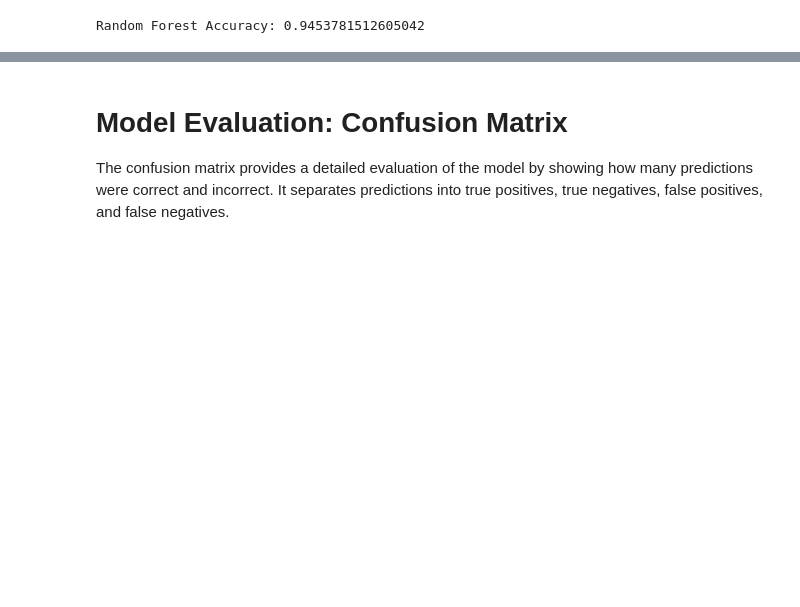
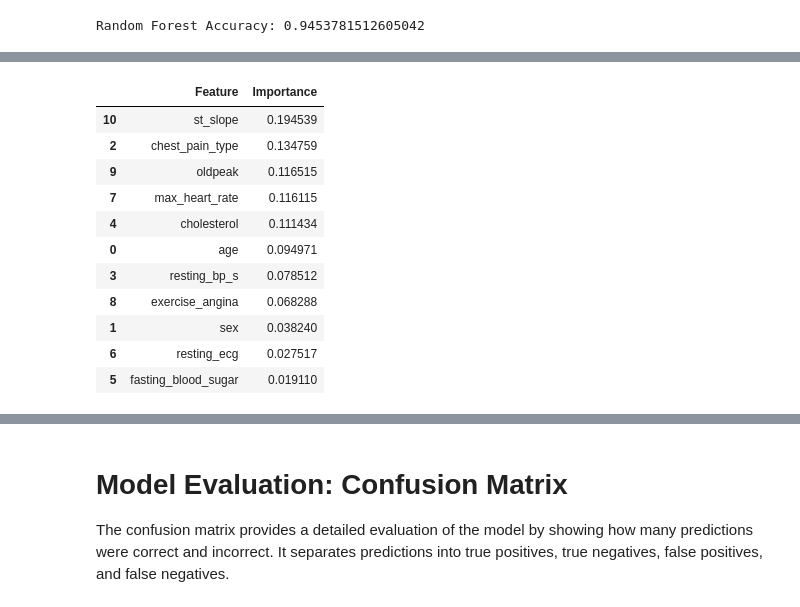
Before and after one commit to kalumu-hash/Heart-Disease-Prediction, a Jupyter notebook: heart-disease-prediction.ipynb, the cells around one changed output, grey strips where cells are left out. Cells and saved outputs as stored; diff of their text form; code cells hidden in the pictures; blank space fills up the shorter version.

```diff
--- a/heart-disease-prediction.ipynb
+++ b/heart-disease-prediction.ipynb
@@ -285,0 +290,31 @@ results.sort_values(by="Accuracy", ascending=False)
+# %%
+import pandas as pd
+import matplotlib.pyplot as plt
+
+# Get feature importance from the trained Random Forest model
+importance = rf_model.feature_importances_
+
+# Create dataframe
+feature_importance = pd.DataFrame({
+    'Feature': X.columns,
+    'Importance': importance
+})
+
+# Sort features by importance
+feature_importance = feature_importance.sort_values(by='Importance', ascending=False)
+
+# Display table
+feature_importance
+# %% [output]
+|  | Feature | Importance |
+| 10 | st_slope | 0.194539 |
+| 2 | chest_pain_type | 0.134759 |
+| 9 | oldpeak | 0.116515 |
+| 7 | max_heart_rate | 0.116115 |
+| 4 | cholesterol | 0.111434 |
+| 0 | age | 0.094971 |
+| 3 | resting_bp_s | 0.078512 |
+| 8 | exercise_angina | 0.068288 |
+| 1 | sex | 0.038240 |
+| 6 | resting_ecg | 0.027517 |
+| 5 | fasting_blood_sugar | 0.019110 |
```
Also changed, not shown: parts of 17 cells of this notebook, 8 other files.
